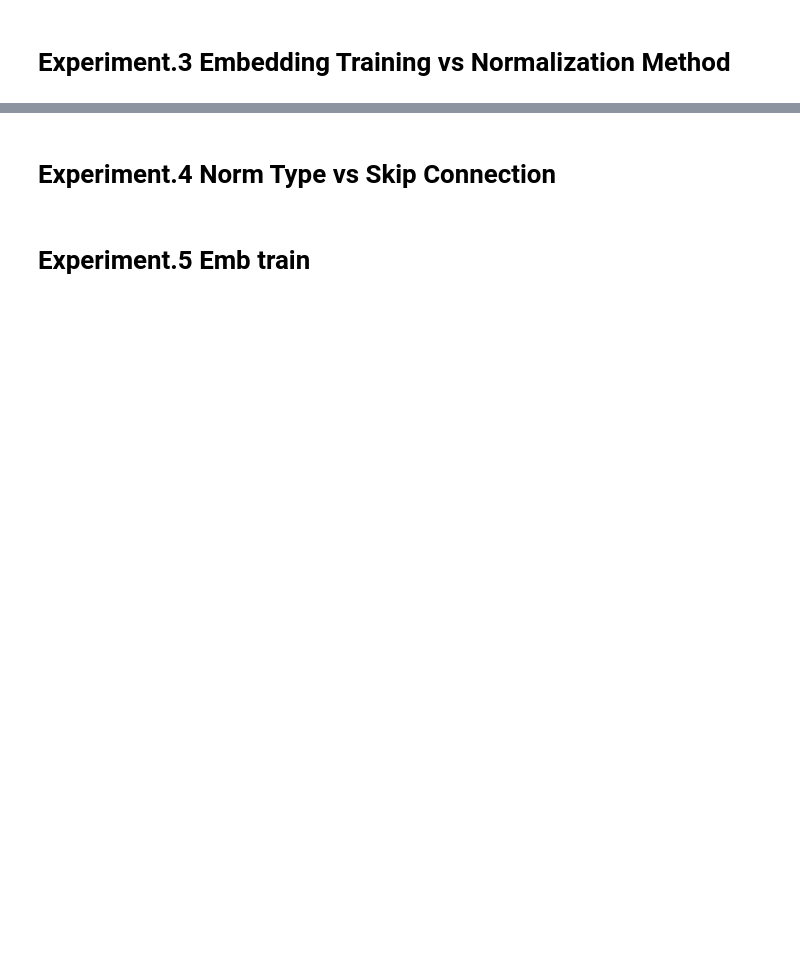
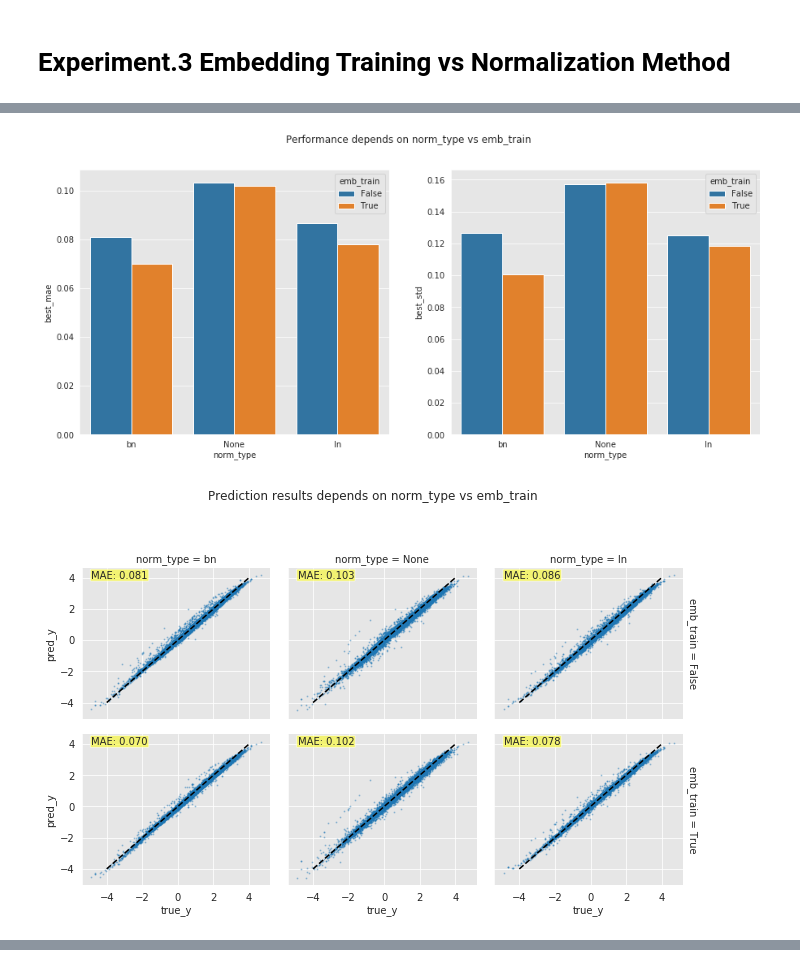
Before and after one commit to heartcored98/CH485_AI_Chemistry, a Jupyter notebook: Practice7_logP_GGNN/Practice7_logP_GGNN.ipynb, the cells around one changed output, grey strips where cells are left out. Saved outputs shown, nothing was run; the diff lists cells and outputs as text; code cells hidden in the pictures; blank space fills up the shorter version.

Commit message:
Finish total 3 experiments

```diff
--- a/Practice7_logP_GGNN/Practice7_logP_GGNN.ipynb
+++ b/Practice7_logP_GGNN/Practice7_logP_GGNN.ipynb
@@ -618,20 +636,23 @@ for var2 in list_var2:
 # %%
 
 results = writer.read(exp_name='exp3_emb_train_norm_type')
 
 variable2 = 'emb_train'
 variable1 = 'norm_type'
 
 plot_performance(results, variable1, variable2,
                 'Performance depends on {} vs {}'.format(variable1, variable2),
-                'exp1_Performance {} vs {}'.format(variable1, variable2))
+                'exp3_Performance {} vs {}'.format(variable1, variable2))
 
 plot_distribution(results, variable1, variable2, 'true_y', 'pred_y', 'best_mae',
                   'Prediction results depends on {} vs {}'.format(variable1, variable2),
-                  'exp1_Prediction {} vs {}'.format(variable1, variable2), top=0.9)
+                  'exp3_Prediction {} vs {}'.format(variable1, variable2), top=0.8)
 
 plot_loss(results, variable1, variable2, 'epoch', 'loss',
                   'Loss depends on {} vs {}'.format(variable1, variable2),
-                  'exp1_Loss {} vs {}'.format(variable1, variable2), top=0.9, quantile=0.98)
+                  'exp3_Loss {} vs {}'.format(variable1, variable2), top=0.8, quantile=0.98)
 
 plt.show()
+# %% [output]
+[figure, added]
+[figure, added]
@@ -638,2 +659,0 @@ plt.show()
-# %% [markdown]
-# Experiment.4 Norm Type vs Skip Connection
@@ -716,2 +659,0 @@ for var2 in list_var2:
-# %% [markdown]
-# Experiment.5 Emb train
```
Also changed, not shown: parts of 6 cells of this notebook.
